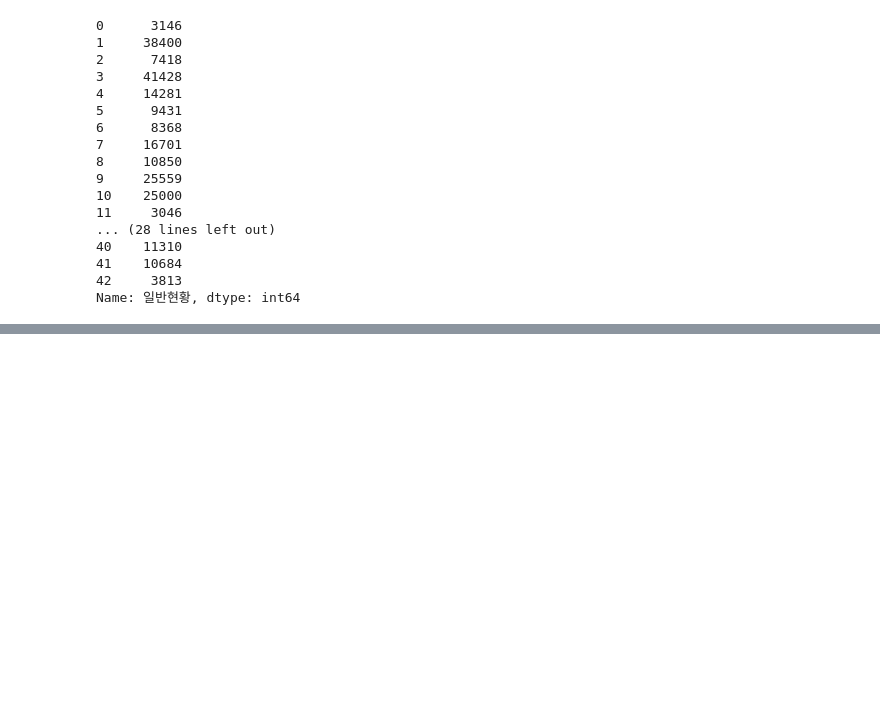
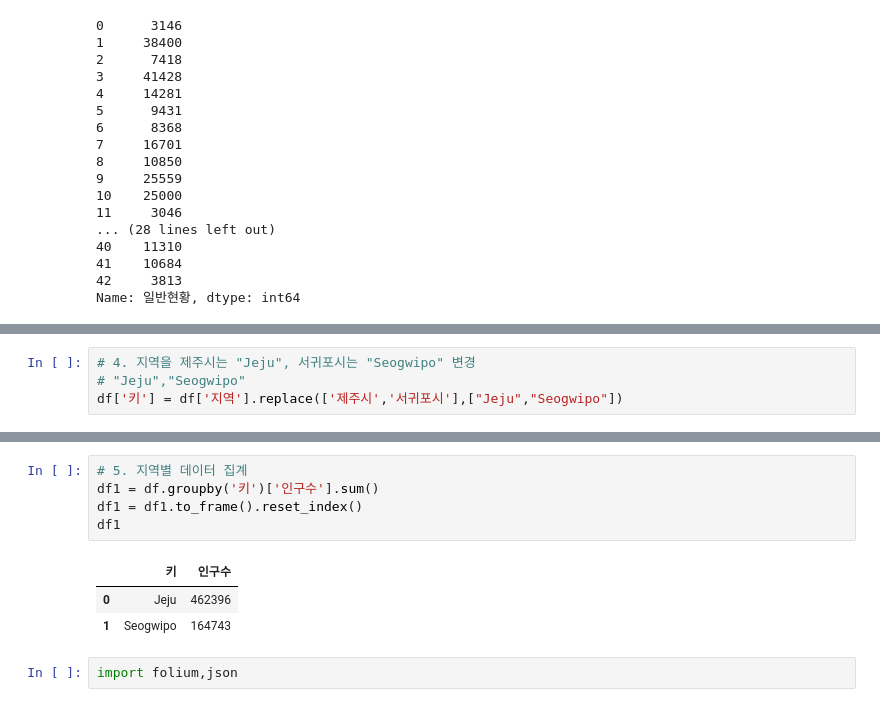
Before and after one commit to YooooSW/python_ex, a Jupyter notebook: 07_folium/03_jeju.ipynb, the cells around one changed output, grey strips where cells are left out. Drawn from its saved outputs; the diff is of its cells as text; blank space fills up the shorter version.

```diff
--- a/07_folium/03_jeju.ipynb
+++ b/07_folium/03_jeju.ipynb
@@ -189,0 +216,4 @@ df.head(2)
+# %%
+# 4. 지역을 제주시는 "Jeju", 서귀포시는 "Seogwipo" 변경
+# "Jeju","Seogwipo"
+df['키'] = df['지역'].replace(['제주시','서귀포시'],["Jeju","Seogwipo"])
@@ -189,0 +227,11 @@ df.head(2)
+# %%
+# 5. 지역별 데이터 집계
+df1 = df.groupby('키')['인구수'].sum()
+df1 = df1.to_frame().reset_index()
+df1
+# %% [output]
+|  | 키 | 인구수 |
+| 0 | Jeju | 462396 |
+| 1 | Seogwipo | 164743 |
+# %%
+import folium,json
```
Also changed, not shown: parts of 9 cells of this notebook, 4 other files.
